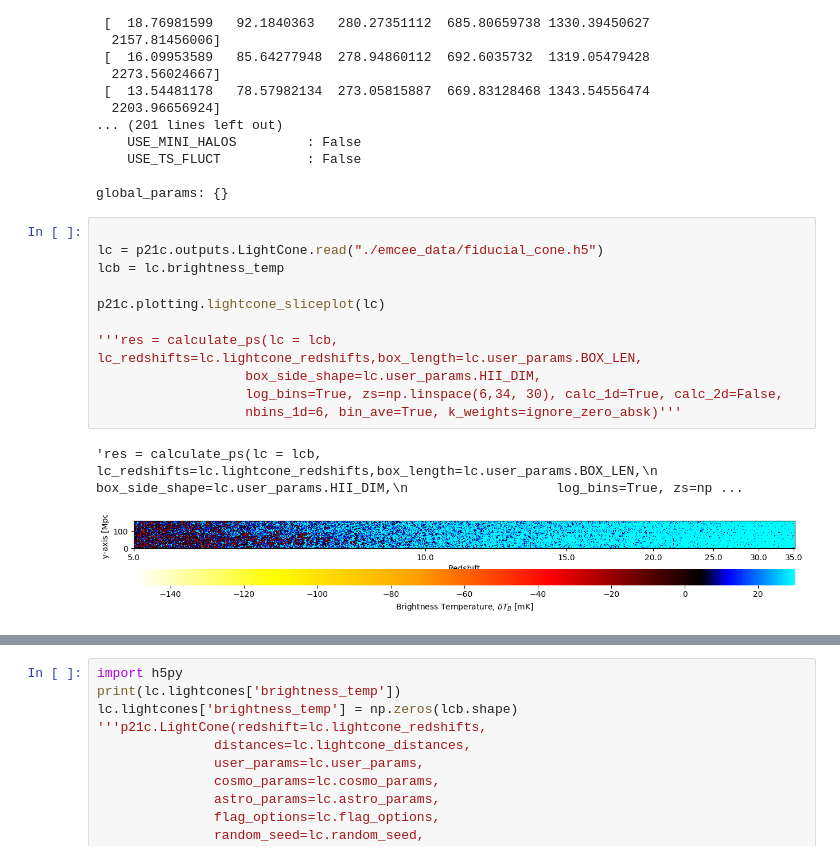
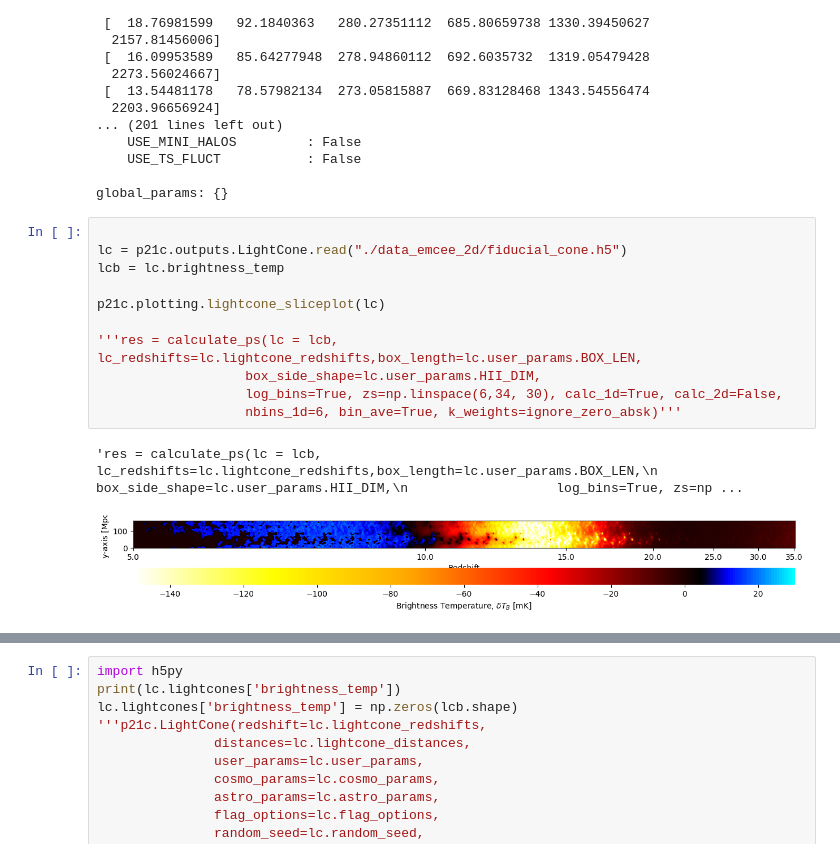
Before and after one commit to astro-ML/21cm-wrapper, a Jupyter notebook: test_mcmc.ipynb, the cells around one changed output, grey strips where cells are left out. Cells and saved outputs as stored; diff of their text form.

```diff
--- a/test_mcmc.ipynb
+++ b/test_mcmc.ipynb
@@ -80,15 +80,15 @@ PS is [[  15.04820722   76.18389595  268.61790779  666.98491891 1307.52120297
 global_params: {}
 # %%
 
-lc = p21c.outputs.LightCone.read("./emcee_data/fiducial_cone.h5")
+lc = p21c.outputs.LightCone.read("./data_emcee_2d/fiducial_cone.h5")
 lcb = lc.brightness_temp
 
 p21c.plotting.lightcone_sliceplot(lc)
 
 '''res = calculate_ps(lc = lcb, lc_redshifts=lc.lightcone_redshifts,box_length=lc.user_params.BOX_LEN,
                    box_side_shape=lc.user_params.HII_DIM,
                    log_bins=True, zs=np.linspace(6,34, 30), calc_1d=True, calc_2d=False,
                    nbins_1d=6, bin_ave=True, k_weights=ignore_zero_absk)'''
 # %% [output]
 'res = calculate_ps(lc = lcb, lc_redshifts=lc.lightcone_redshifts,box_length=lc.user_params.BOX_LEN,\n                   box_side_shape=lc.user_params.HII_DIM,\n                   log_bins=True, zs=np ...
-[figure, old version]
+[figure, new version]
```
Also changed, not shown: parts of 1 cell of this notebook, 4 other files.
